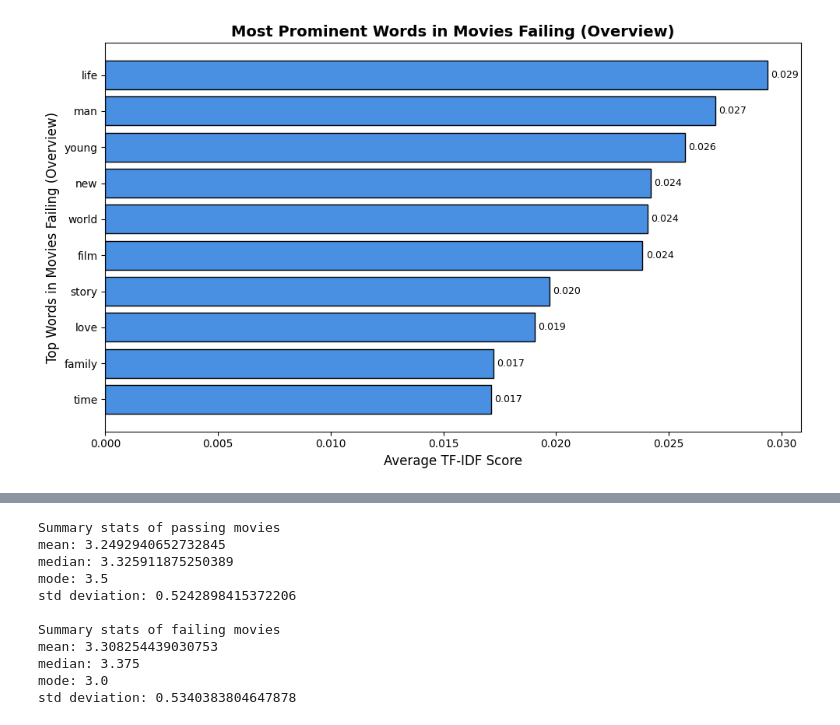
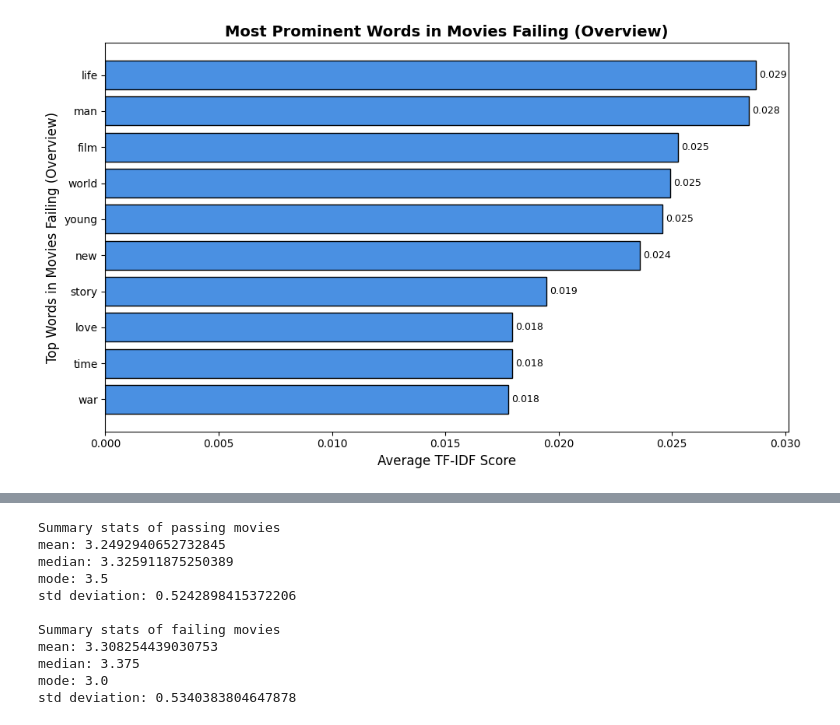
Before and after one commit to hahnspena102/movie-bechdel-test-classifier, a Jupyter notebook: eda/eda.ipynb, the cells around one changed output, grey strips where cells are left out. Cells and saved outputs as stored; diff of their text form; code cells hidden in the pictures.

```diff
--- a/eda/eda.ipynb
+++ b/eda/eda.ipynb
@@ -18,19 +18,12 @@ df = pd.read_parquet('../datasets/bechdel_ratings.parquet')
 #df = df.rename(columns={'rating': 'bechdel_rating'})
 df.to_parquet('../datasets/bechdel_ratings.parquet', index=False)
 # %%
-
-def plot_tfidf(df, feature, title):
-    words = df[feature].astype(str)
-    vect = TfidfVectorizer(stop_words='english', max_features=500)  # you can adjust max_features
-    title_features = vect.fit_transform(words)
-
-    # Convert to DataFrame
-    tfidf_df = pd.DataFrame(
-        title_features.toarray(),
-        columns=vect.get_feature_names_out(),
-        index=df.index
-    )
-
+def plot_tfidf(tfidf_df, df, title):
+    """
+    tfidf_df : TF-IDF matrix for the WHOLE dataset (DataFrame)
+    df       : Subset (passing or failing)
+    title    : Title for the plot
+    """
     viewed_tfidf = tfidf_df.loc[df.index]
 
     mean_tfidf = viewed_tfidf.mean().sort_values(ascending=False)
@@ -50,24 +43,69 @@ def plot_tfidf(df, feature, title):
     plt.tight_layout()
 
     plt.bar_label(bars, fmt='%.3f', fontsize=9, padding=3)
-    #plt.savefig(f"./figures/{title}_tfidf_words.png", dpi=300, bbox_inches="tight")
+    save_name = f"./figures/{title.lower().replace(' ', '_')}.png"
+    plt.savefig(save_name, dpi=300, bbox_inches="tight")
     plt.show()
+
 
 movies_metadata = pd.read_parquet('../datasets/movies_metadata.parquet')
 bechdel_ratings = pd.read_parquet('../datasets/bechdel_ratings.parquet')
 
-movies_with_bechdel = movies_metadata.merge(bechdel_ratings, on='imdb_id', how='inner',suffixes=('', '_y'))
-print(movies_with_bechdel.columns)
+movies = movies_metadata.merge(
+    bechdel_ratings,
+    on='imdb_id',
+    how='inner',
+    suffixes=('', '_y')
+)
 
-passing_movies = movies_with_bechdel[movies_with_bechdel['bechdel_rating'] >= 3]
-failing_movies = movies_with_bechdel[movies_with_bechdel['bechdel_rating'] < 3]
+passing_movies = movies[movies['bechdel_rating'] >= 3]
+failing_movies = movies[movies['bechdel_rating'] < 3]
 
-plot_tfidf(passing_movies, "overview", "Movies Passing (Overview)")
-plot_tfidf(failing_movies, "overview", "Movies Failing (Overview)")
 
-plot_tfidf(passing_movies, "title", "Movies Passing (Title)")
-plot_tfidf(failing_movies, "title", "Movies Failing (Title)")
 
-plot_tfidf(passing_movies, "tagline", "Movies Passing (Tagline)")
-plot_tfidf(failing_movies, "tagline", "Movies Failing (Tagline)")
+def tfidf_full(df, feature):
+    text = df[feature].astype(str).fillna("")
+    vect = TfidfVectorizer(stop_words='english', max_features=500)
+    matrix = vect.fit_transform(text)
+
+    return pd.DataFrame(
+        matrix.toarray(),
+        index=df.index,
+        columns=vect.get_feature_names_out()
+    )
+
+def tfidf_all(df):
+    combined_text = (
+        df["title"].astype(str).fillna("") + " " +
+        df["overview"].astype(str).fillna("") + " " +
+        df["tagline"].astype(str).fillna("")
+    )
+
+    vect = TfidfVectorizer(stop_words='english', max_features=800)
+    matrix = vect.fit_transform(combined_text)
+
+    return pd.DataFrame(
+        matrix.toarray(),
+        index=df.index,
+        columns=vect.get_feature_names_out()
+    )
+
+overview_tfidf = tfidf_full(movies, "overview")
+title_tfidf = tfidf_full(movies, "title")
+tagline_tfidf = tfidf_full(movies, "tagline")
+
+combined_tfidf = tfidf_all(movies)
+
+# plot
+plot_tfidf(overview_tfidf, passing_movies, "Movies Passing (Overview)")
+plot_tfidf(overview_tfidf, failing_movies, "Movies Failing (Overview)")
+
+plot_tfidf(title_tfidf, passing_movies, "Movies Passing (Title)")
+plot_tfidf(title_tfidf, failing_movies, "Movies Failing (Title)")
+
+plot_tfidf(tagline_tfidf, passing_movies, "Movies Passing (Tagline)")
+plot_tfidf(tagline_tfidf, failing_movies, "Movies Failing (Tagline)")
+
+plot_tfidf(combined_tfidf, passing_movies, "Movies Passing (All Text Combined)")
+plot_tfidf(combined_tfidf, failing_movies, "Movies Failing (All Text Combined)")
 # %% [output]
@@ -80 +113 @@ Index(['id', 'imdb_id', 'original_title', 'title', 'budget',
-[figure, old version]
+[figure, new version]
```
Also changed, not shown: parts of 2 cells of this notebook, 28 other files.
